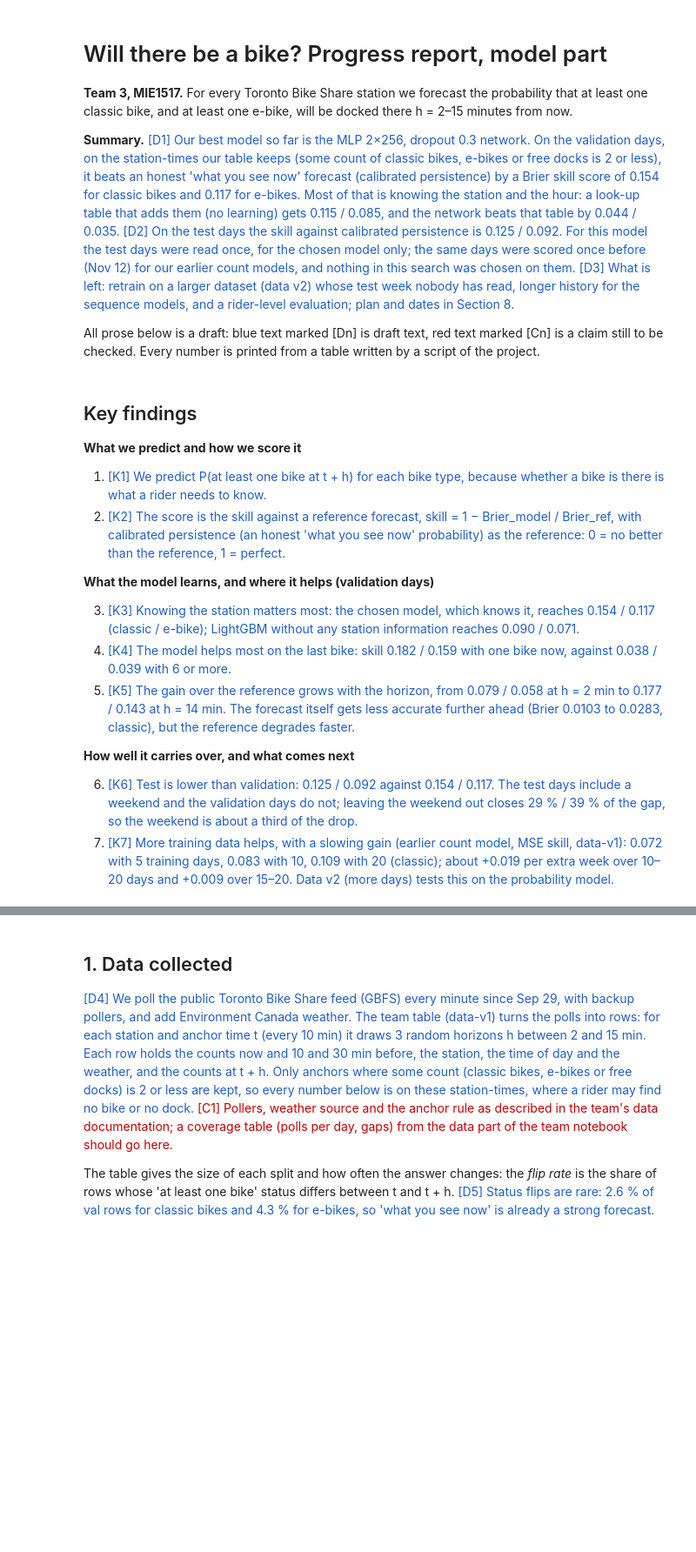
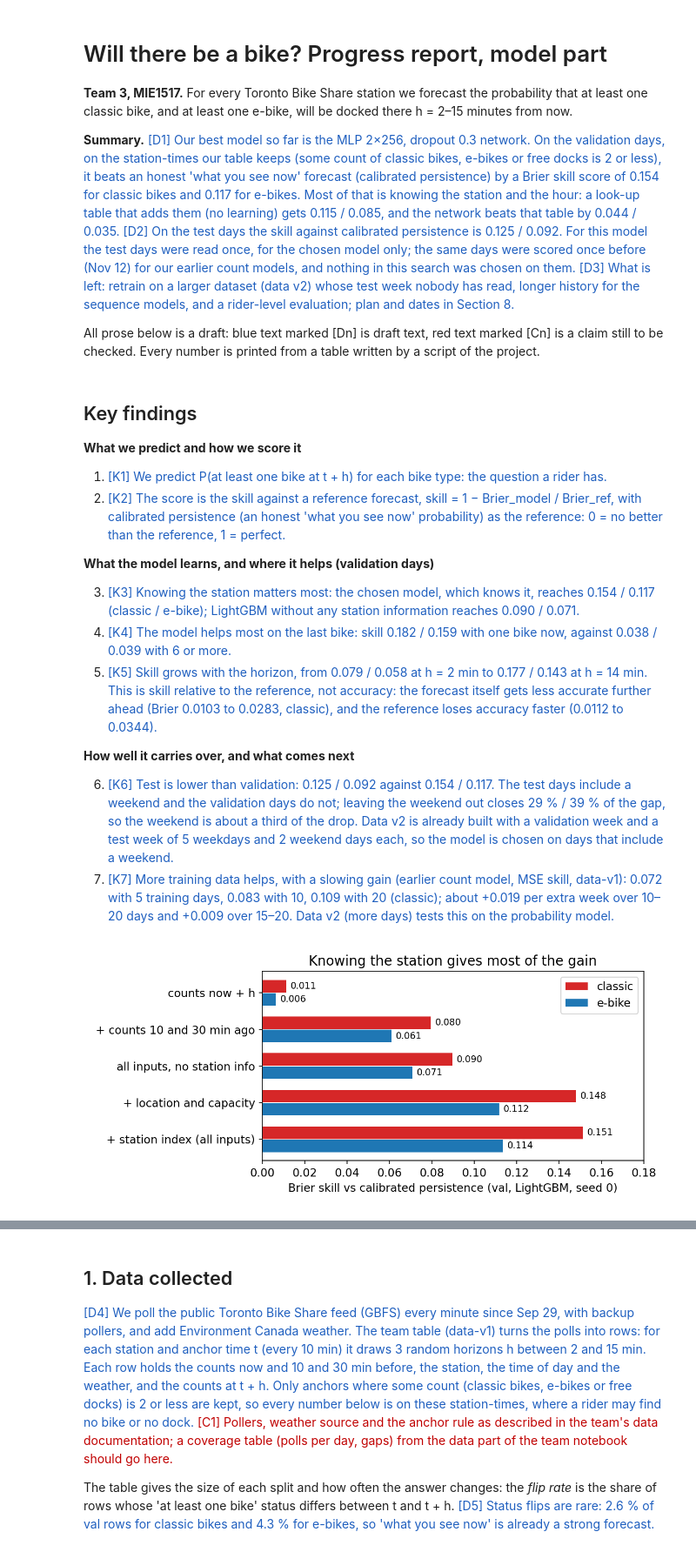
Before and after one commit to zweaung1014/mie1517_ebike_prediction, a Jupyter notebook: model_search_owen_2026-11-12/notebooks/progress_report_prob.ipynb, the cells around one changed output, grey strips where cells are left out. Shown at 87% size. Drawn from its saved outputs; the diff is of its cells as text; code cells hidden in the pictures; blank space fills up the shorter version.

```diff
--- a/model_search_owen_2026-11-12/notebooks/progress_report_prob.ipynb
+++ b/model_search_owen_2026-11-12/notebooks/progress_report_prob.ipynb
@@ -16,16 +16,23 @@ checked. Every number is printed from a table written by a script of the project
 
 **What we predict and how we score it**
 
-1. <span style="color:#1f5fbf">[K1] We predict P(at least one bike at t + h) for each bike type, because whether a bike is there is what a rider needs to know.</span>
+1. <span style="color:#1f5fbf">[K1] We predict P(at least one bike at t + h) for each bike type: the question a rider has.</span>
 2. <span style="color:#1f5fbf">[K2] The score is the skill against a reference forecast, skill = 1 − Brier_model / Brier_ref, with calibrated persistence (an honest 'what you see now' probability) as the reference: 0 = no better than the reference, 1 = perfect.</span>
 
 **What the model learns, and where it helps (validation days)**
 
 3. <span style="color:#1f5fbf">[K3] Knowing the station matters most: the chosen model, which knows it, reaches 0.154 / 0.117 (classic / e-bike); LightGBM without any station information reaches 0.090 / 0.071.</span>
 4. <span style="color:#1f5fbf">[K4] The model helps most on the last bike: skill 0.182 / 0.159 with one bike now, against 0.038 / 0.039 with 6 or more.</span>
-5. <span style="color:#1f5fbf">[K5] The gain over the reference grows with the horizon, from 0.079 / 0.058 at h = 2 min to 0.177 / 0.143 at h = 14 min. The forecast itself gets less accurate further ahead (Brier 0.0103 to 0.0283, classic), but the reference degrades faster.</span>
+5. <span style="color:#1f5fbf">[K5] Skill grows with the horizon, from 0.079 / 0.058 at h = 2 min to 0.177 / 0.143 at h = 14 min. This is skill relative to the reference, not accuracy: the forecast itself gets less accurate further ahead (Brier 0.0103 to 0.0283, classic), and the reference loses accuracy faster (0.0112 to 0.0344).</span>
 
 **How well it carries over, and what comes next**
 
-6. <span style="color:#1f5fbf">[K6] Test is lower than validation: 0.125 / 0.092 against 0.154 / 0.117. The test days include a weekend and the validation days do not; leaving the weekend out closes 29 % / 39 % of the gap, so the weekend is about a third of the drop.</span>
+6. <span style="color:#1f5fbf">[K6] Test is lower than validation: 0.125 / 0.092 against 0.154 / 0.117. The test days include a weekend and the validation days do not; leaving the weekend out closes 29 % / 39 % of the gap, so the weekend is about a third of the drop. Data v2 is already built with a validation week and a test week of 5 weekdays and 2 weekend days each, so the model is chosen on days that include a weekend.</span>
 7. <span style="color:#1f5fbf">[K7] More training data helps, with a slowing gain (earlier count model, MSE skill, data-v1): 0.072 with 5 training days, 0.083 with 10, 0.109 with 20 (classic); about +0.019 per extra week over 10–20 days and +0.009 over 15–20. Data v2 (more days) tests this on the probability model.</span>
+# %%
+from pathlib import Path
+from IPython.display import Image, display
+ROOT = Path.cwd().parent if Path.cwd().name == "notebooks" else Path.cwd()
+display(Image(filename=str(ROOT / "reports" / "figures" / "key_station.png"), width=850))
+# %% [output]
+[figure, added]
```
Also changed, not shown: parts of 9 cells of this notebook, 8 other files.
